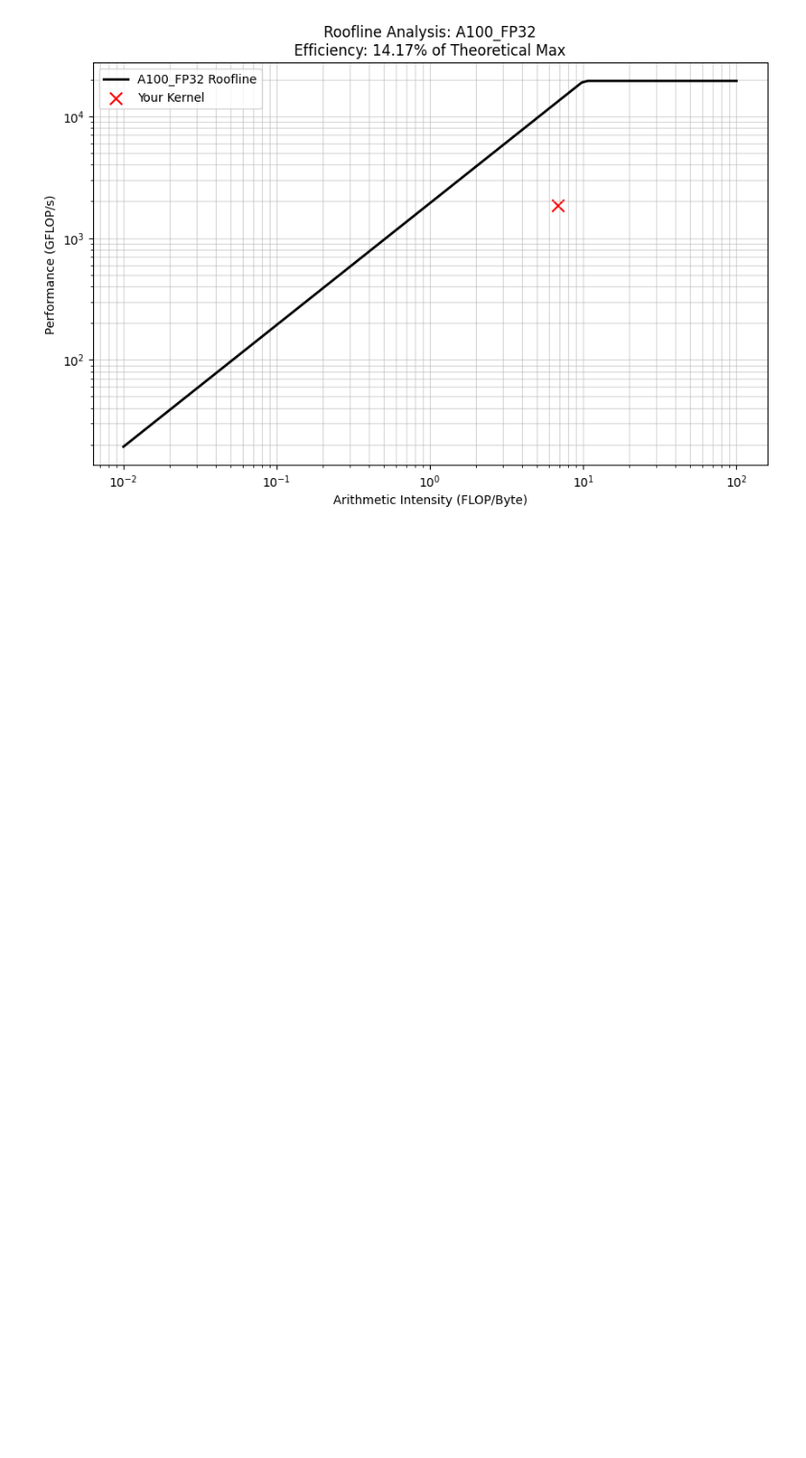
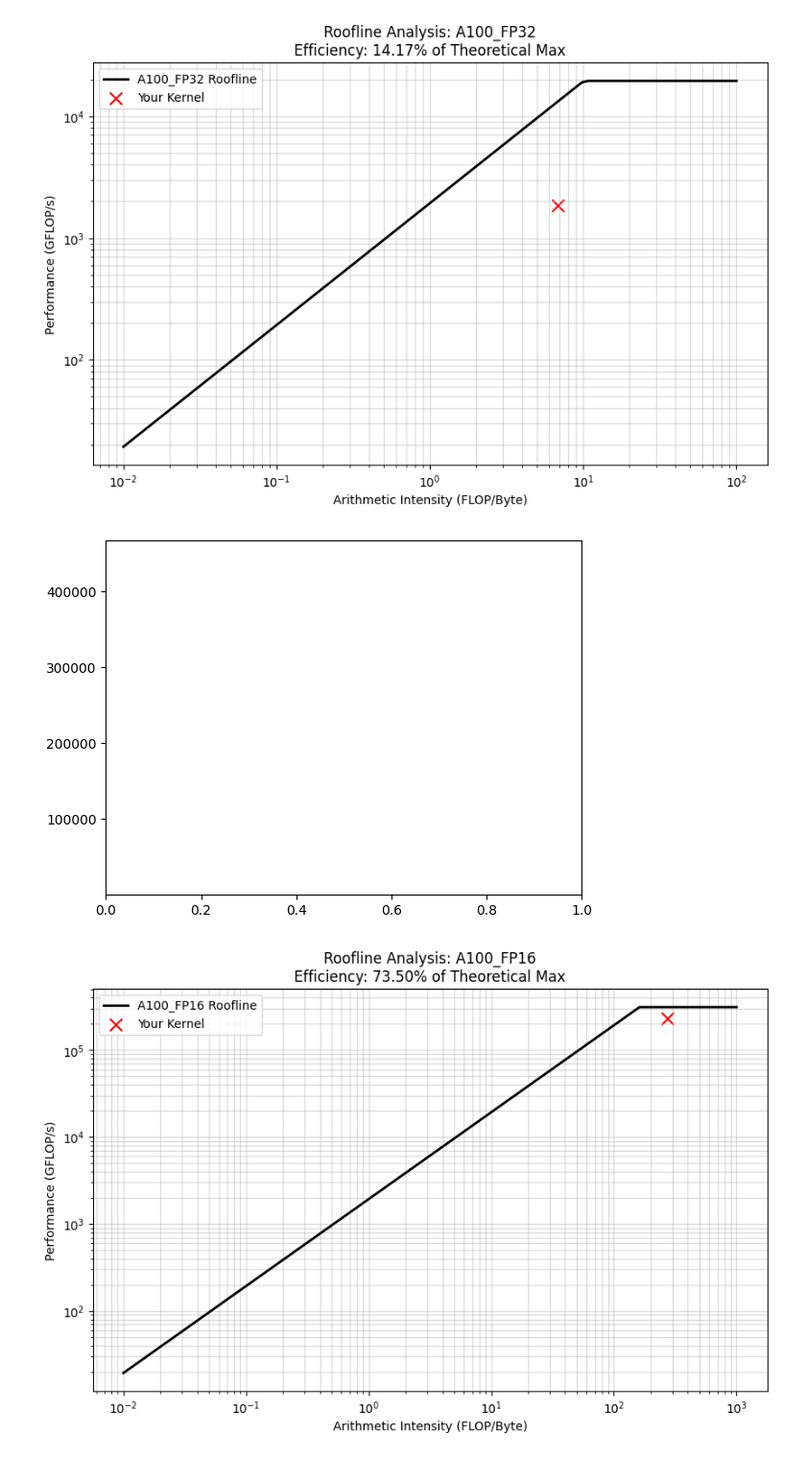
Before and after one commit to ayush-os/roofline-fun, a Jupyter notebook: roofline-gen.ipynb, the cells around one changed output. Shown at 96% size. Cells and saved outputs as stored; diff of their text form; code cells hidden in the pictures; blank space fills up the shorter version.

```diff
--- a/roofline-gen.ipynb
+++ b/roofline-gen.ipynb
@@ -25,9 +25,14 @@ def plot_roofline(gpu_name, kernel_flops, kernel_bytes, kernel_time_ns):
     # GFLOPS = (Total Flops / 1e9) / (Time in seconds)
     achieved_gflops = (kernel_flops / 1e9) / (kernel_time_ns / 1e9)
 
-    # 2. Setup Roofline Data
-    ai_range = np.logspace(-2, 2, 100)
+    # 1. Expand the range to cover the kernel's AI
+    ai_range = np.logspace(-2, 3, 500) # Go up to 1000 AI
+
+    # 2. Ensure the roofline reflects the peak_flops ceiling
     roofline = np.minimum(peak_flops, peak_bw * ai_range)
+
+    # 3. Force the Y-axis to show the peak
+    plt.ylim(10, peak_flops * 1.5)
 
     # 3. Plotting
     plt.figure(figsize=(10, 6))
@@ -105,3 +110,14 @@ plot_roofline(
 )
 # %% [output]
 [figure]
+# %%
+# FA2 APPROX NUMBERS ON A100
+plot_roofline(
+    gpu_name='A100_FP16',
+    kernel_flops=6.88e10,
+    kernel_bytes=0.25e9,
+    kernel_time_ns=300000
+)
+# %% [output]
+[figure, added]
+[figure, added]
```
Also changed, not shown: parts of 2 cells of this notebook.
